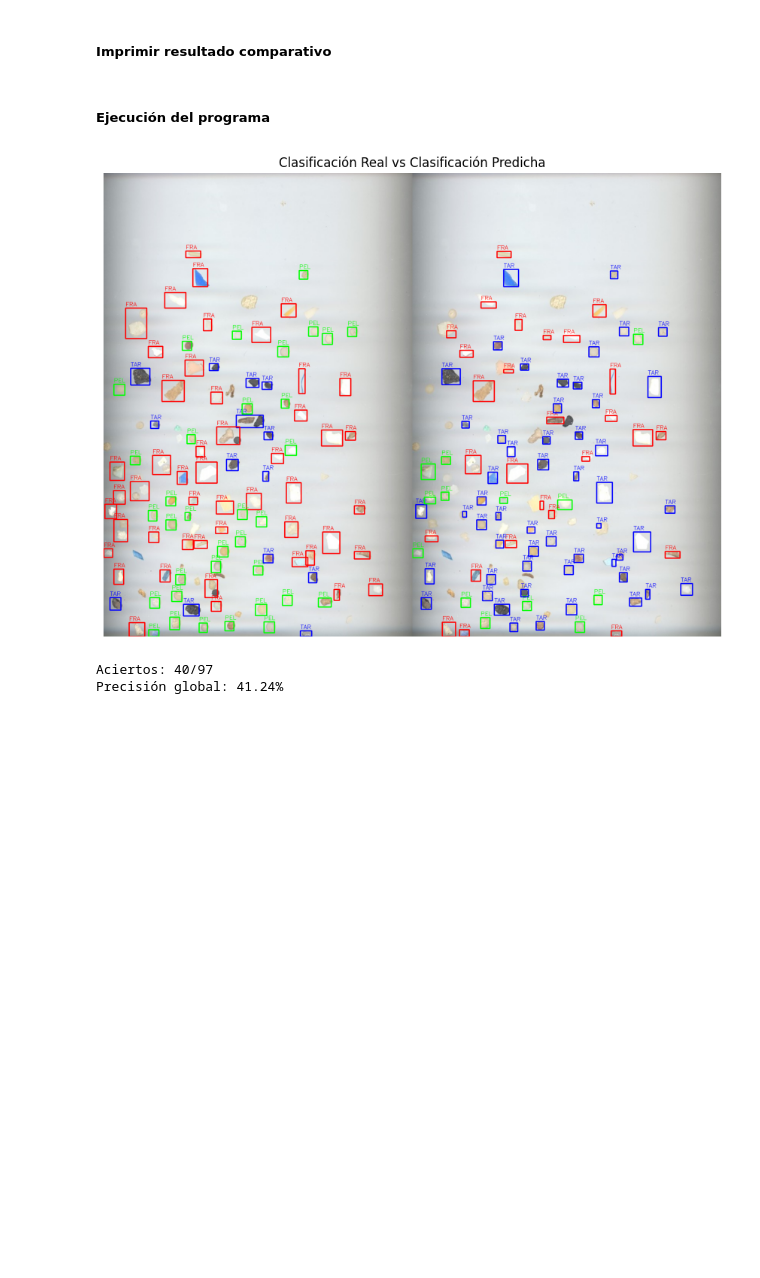
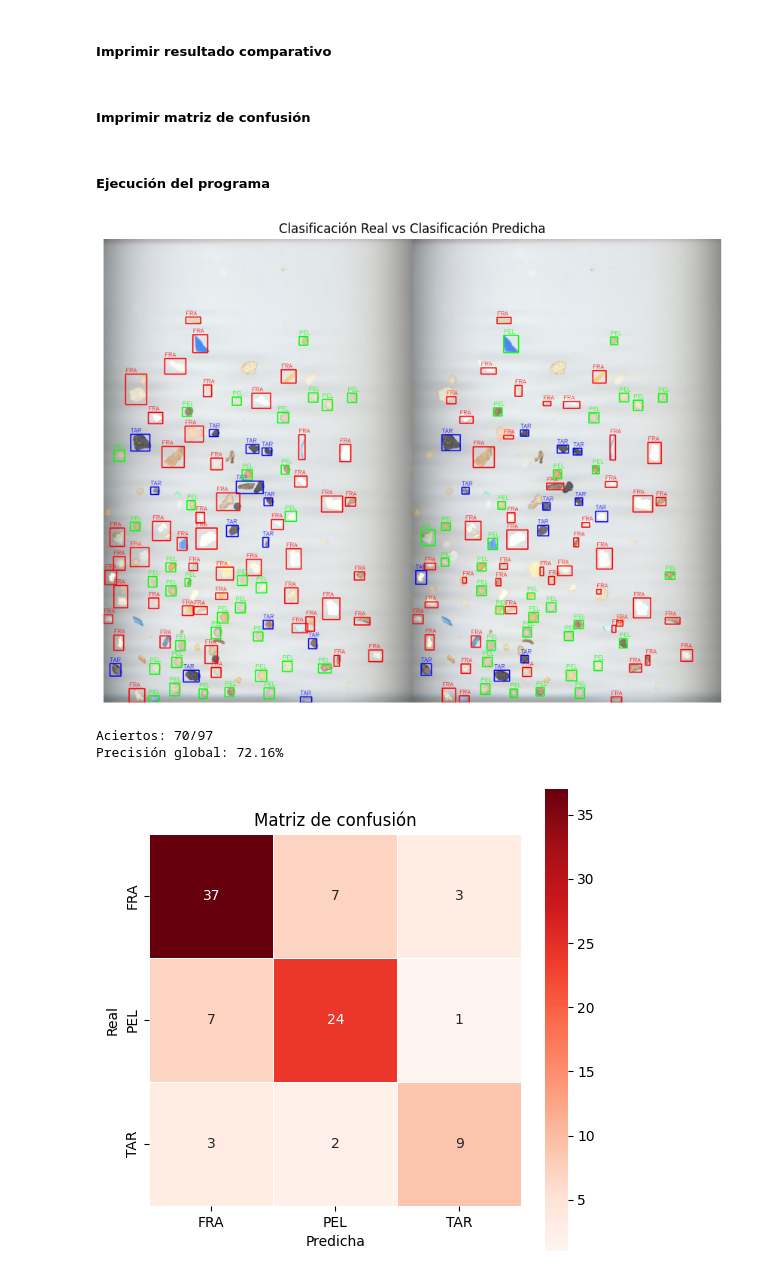
Before and after one commit to lauraheerrera/VC, a Jupyter notebook: Practica3/VC_P3.ipynb, the cells around one changed output. Cells and saved outputs as stored; diff of their text form; code cells hidden in the pictures; blank space fills up the shorter version.

Commit message:
Third version task: Add color features

```diff
--- a/Practica3/VC_P3.ipynb
+++ b/Practica3/VC_P3.ipynb
@@ -398,11 +435,13 @@ def extraer_caracteristicas_imagen(imagen_path):
     thresh = cv2.morphologyEx(thresh, cv2.MORPH_OPEN, kernel, iterations=1)
 
     contornos, _ = cv2.findContours(thresh, cv2.RETR_EXTERNAL, cv2.CHAIN_APPROX_SIMPLE)
+    img_color = cv2.imread(imagen_path, cv2.IMREAD_COLOR)
+    img_hsv = cv2.cvtColor(img_color, cv2.COLOR_BGR2HSV)
 
     caracteristicas = []
     for c in contornos:
         if 50 < cv2.contourArea(c) < 7000:
-            feat = detectar_caracteristicas(c)
+            feat = detectar_caracteristicas(c, img_hsv)
             if feat:
                 caracteristicas.append(list(feat.values()))
     return caracteristicas
@@ -441,6 +480,13 @@ def preparar_referencias(mean_vectors):
         1.0,  # rel_area_contenedor
         3.0,  # rel_ejes_elipse
         1.5,  # rel_distancias
+        0.5,  # tono_dominante
+        3.5,  # mean_h
+        2.5,  # mean_s
+        2.5,  # mean_v
+        1.0,  # std_h
+        1.0,  # std_s
+        1.0   # std_v
     ])
 
     return mean_vectors_norm, scaler, weights
@@ -460,7 +506,8 @@ def cargar_anotaciones(csv_path):
 def leer_imagen(imagen_path):
     img_color = cv2.imread(imagen_path)
     img_gray = cv2.cvtColor(img_color, cv2.COLOR_BGR2GRAY)
-    return img_color, img_gray
+    img_hsv = cv2.cvtColor(img_color, cv2.COLOR_BGR2HSV)
+    return img_color, img_gray, img_hsv
 
 def preprocesar_imagen(img_gray):
     blur = cv2.GaussianBlur(img_gray, (5, 5), 0)
@@ -474,9 +521,9 @@ def detectar_contornos(thresh):
     contours, _ = cv2.findContours(thresh, cv2.RETR_EXTERNAL, cv2.CHAIN_APPROX_SIMPLE)
     return contours
 
-def clasificar_contorno(c, x_min, y_min, x_max, y_max, mean_vectors_norm, scaler, weights):
+def clasificar_contorno(c, x_min, y_min, x_max, y_max, img_hsv, mean_vectors_norm, scaler, weights):
     area = cv2.contourArea(c)
-    if not (50 < area < 7000):
+    if not (50 < area < 2000):
         return None, None
 
     M = cv2.moments(c)
@@ -487,7 +534,7 @@ def clasificar_contorno(c, x_min, y_min, x_max, y_max, mean_vectors_norm, scaler
     if not (x_min <= cx <= x_max and y_min <= cy <= y_max):
         return None, None
 
-    features = detectar_caracteristicas(c)
+    features = detectar_caracteristicas(c, img_hsv)
     if features is None:
         return None, None
 
@@ -505,7 +552,7 @@ def dibujar_anotacion(img, bbox, label):
     cv2.putText(img, label, (x, y - 5), cv2.FONT_HERSHEY_SIMPLEX, 0.5, color, 1)
 
 def clasificar_imagen_con_anotaciones(imagen_path, csv_path, mean_vectors_norm, scaler, weights):
-    img_color, img_gray = leer_imagen(imagen_path)
+    img_color, img_gray, img_hsv = leer_imagen(imagen_path)
     annotations = cargar_anotaciones(csv_path)
     thresh = preprocesar_imagen(img_gray)
     contours = detectar_contornos(thresh)
@@ -521,7 +568,7 @@ def clasificar_imagen_con_anotaciones(imagen_path, csv_path, mean_vectors_norm,
 
         matched_label = "None"
         for c in contours:
-            label, bbox = clasificar_contorno(c, x_min, y_min, x_max, y_max, mean_vectors_norm, scaler, weights)
+            label, bbox = clasificar_contorno(c, x_min, y_min, x_max, y_max, img_hsv, mean_vectors_norm, scaler, weights)
             if label:
                 matched_label = label
                 dibujar_anotacion(img_pred, bbox, matched_label)
@@ -550,28 +597,50 @@ def mostrar_resultado_visual(y_true, y_pred, imagen_combined):
     precision_global = aciertos / total
     print(f"\nAciertos: {aciertos}/{total}")
     print(f"Precisión global: {precision_global * 100:.2f}%")
+# %% [markdown]
+##### Imprimir matriz de confusión
+# %%
+def mostrar_matriz_confusion(y_true, y_pred, clases):
+    """Muestra la matriz de confusión."""
+    conf = confusion_matrix(y_true, y_pred, labels=clases)
+    plt.figure(figsize=(6, 6))
+    sns.heatmap(conf,
+                annot=True,
+                fmt="d",
+                cmap="Reds",
+                linewidths=0.5,
+                square=True,
+                xticklabels=clases,
+                yticklabels=clases)
+
+    plt.xlabel("Predicha")
+    plt.ylabel("Real")
+    plt.title("Matriz de confusión")
+    plt.show()
 # %% [markdown]
 ##### Ejecución del programa
 # %%
 imagenes_ref = {
         "FRA": "recursos/tarea2/FRA.png",
         "PEL": "recursos/tarea2/PEL.png",
         "TAR": "recursos/tarea2/TAR.png"
 }
 
 imagen_test="recursos/tarea2/MPs_test.jpg"
 anotaciones_csv="recursos/tarea2/MPs_test_bbs.csv"
 
 mean_vectors = entrenar_clasificador(imagenes_ref)
 mean_vectors_norm, scaler, weights = preparar_referencias(mean_vectors)
 
 y_true, y_pred, combined = clasificar_imagen_con_anotaciones(
     imagen_test, anotaciones_csv, mean_vectors_norm, scaler, weights
 )
 
 clases = list(imagenes_ref.keys())
 mostrar_resultado_visual(y_true, y_pred, combined)
+mostrar_matriz_confusion(y_true, y_pred, clases)
 # %% [output]
-[figure, old version]
+[figure, new version]
-Aciertos: 40/97
-Precisión global: 41.24%
+Aciertos: 70/97
+Precisión global: 72.16%
+[figure, added]
```
Also changed, not shown: parts of 3 cells of this notebook, 1 other file.
